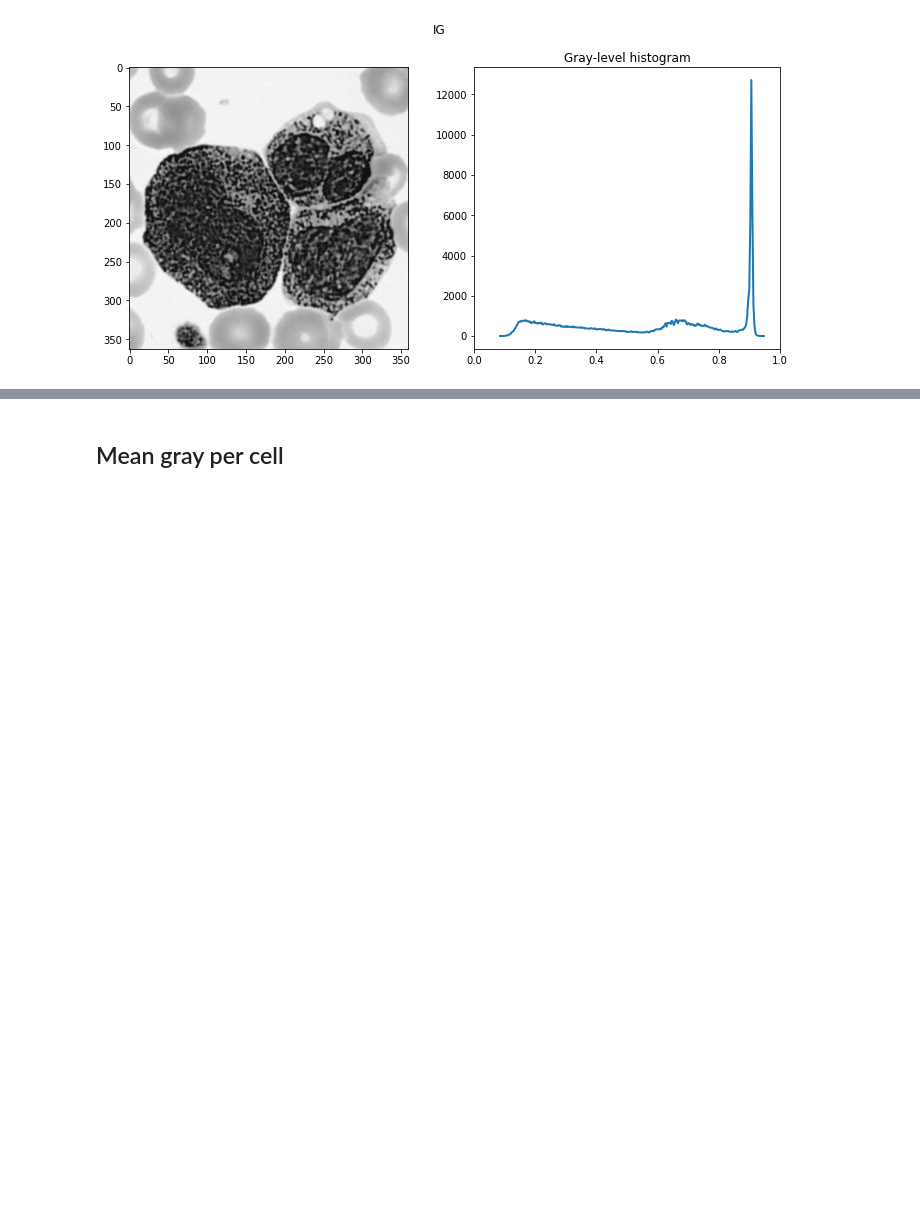
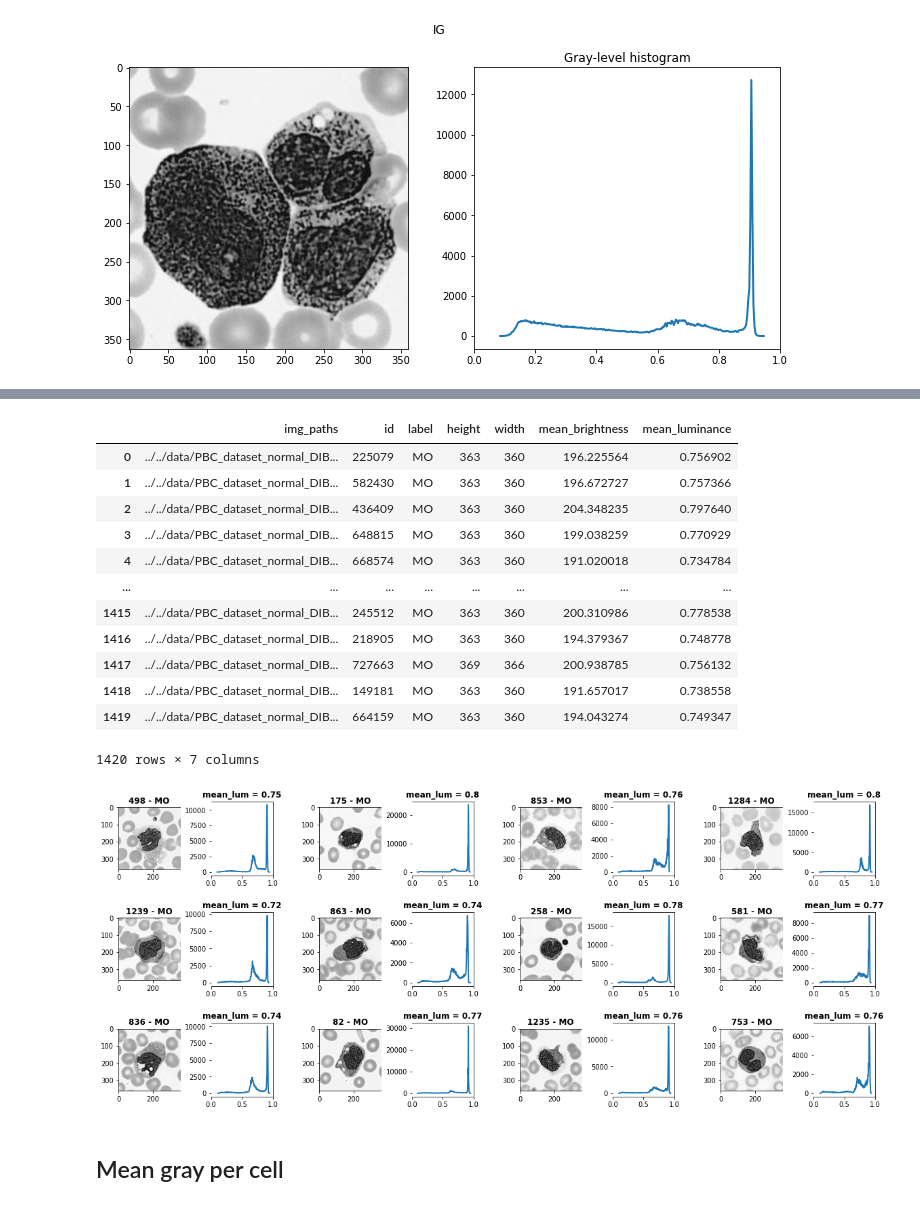
Before and after one commit to Marie-anneMawhin/Leukopy, a Jupyter notebook: notebooks/EDA/EDA_mean_gray.ipynb, the cells around one changed output, grey strips where cells are left out. Drawn from its saved outputs; the diff is of its cells as text; code cells hidden in the pictures; blank space fills up the shorter version.

```diff
--- a/notebooks/EDA/EDA_mean_gray.ipynb
+++ b/notebooks/EDA/EDA_mean_gray.ipynb
@@ -140,3 +218,20 @@ gray_test, histo, histo_centers, fig = plot_gray(df.mean_luminance.argmin(), plo
+# %%
+mo_grid = plot_on_grid_by_cell('MO')
+# %% [output]
+|  | img_paths | id | label | height | width | mean_brightness | mean_luminance |
+| 0 | ../../data/PBC_dataset_normal_DIB... | 225079 | MO | 363 | 360 | 196.225564 | 0.756902 |
+| 1 | ../../data/PBC_dataset_normal_DIB... | 582430 | MO | 363 | 360 | 196.672727 | 0.757366 |
+| 2 | ../../data/PBC_dataset_normal_DIB... | 436409 | MO | 363 | 360 | 204.348235 | 0.797640 |
+| 3 | ../../data/PBC_dataset_normal_DIB... | 648815 | MO | 363 | 360 | 199.038259 | 0.770929 |
+| 4 | ../../data/PBC_dataset_normal_DIB... | 668574 | MO | 363 | 360 | 191.020018 | 0.734784 |
+| ... | ... | ... | ... | ... | ... | ... | ... |
+| 1415 | ../../data/PBC_dataset_normal_DIB... | 245512 | MO | 363 | 360 | 200.310986 | 0.778538 |
+| 1416 | ../../data/PBC_dataset_normal_DIB... | 218905 | MO | 363 | 360 | 194.379367 | 0.748778 |
+| 1417 | ../../data/PBC_dataset_normal_DIB... | 727663 | MO | 369 | 366 | 200.938785 | 0.756132 |
+| 1418 | ../../data/PBC_dataset_normal_DIB... | 149181 | MO | 363 | 360 | 191.657017 | 0.738558 |
+| 1419 | ../../data/PBC_dataset_normal_DIB... | 664159 | MO | 363 | 360 | 194.043274 | 0.749347 |
+1420 rows × 7 columns
+[figure, added]
 # %% [markdown]
 ## Mean gray per cell
 # %%
```
Also changed, not shown: parts of 12 cells of this notebook, 1 other file.
